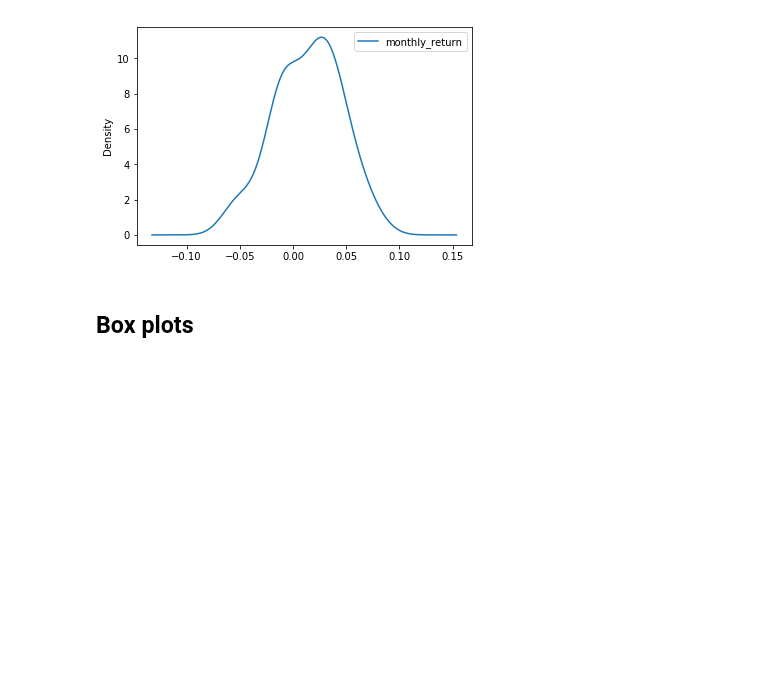
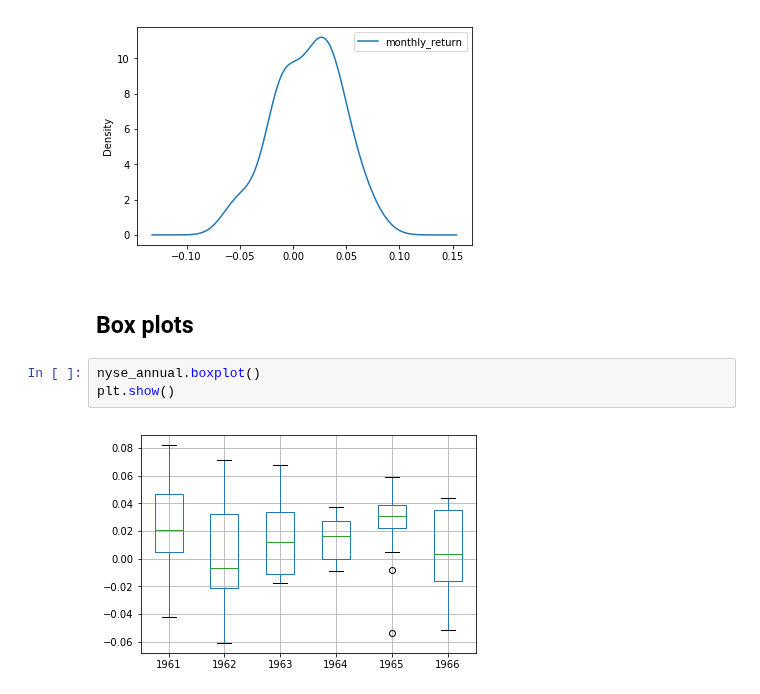
Before and after one commit to bartomolina/dscurriculum, a Jupyter notebook: m4/31.time series.ipynb, the cells around one changed output. Cells and saved outputs as stored; diff of their text form; blank space fills up the shorter version.

```diff
--- a/m4/31.time series.ipynb
+++ b/m4/31.time series.ipynb
@@ -61,3 +61,8 @@ plt.show()
 [figure]
 # %% [markdown]
 ## Box plots
+# %%
+nyse_annual.boxplot()
+plt.show()
+# %% [output]
+[figure, added]
```
Also changed, not shown: parts of 2 cells of this notebook.
